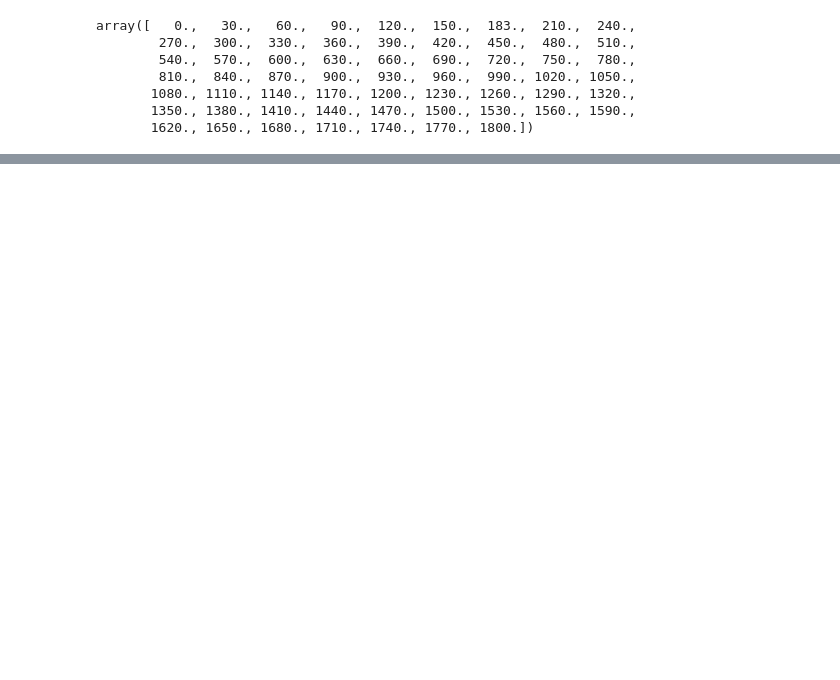
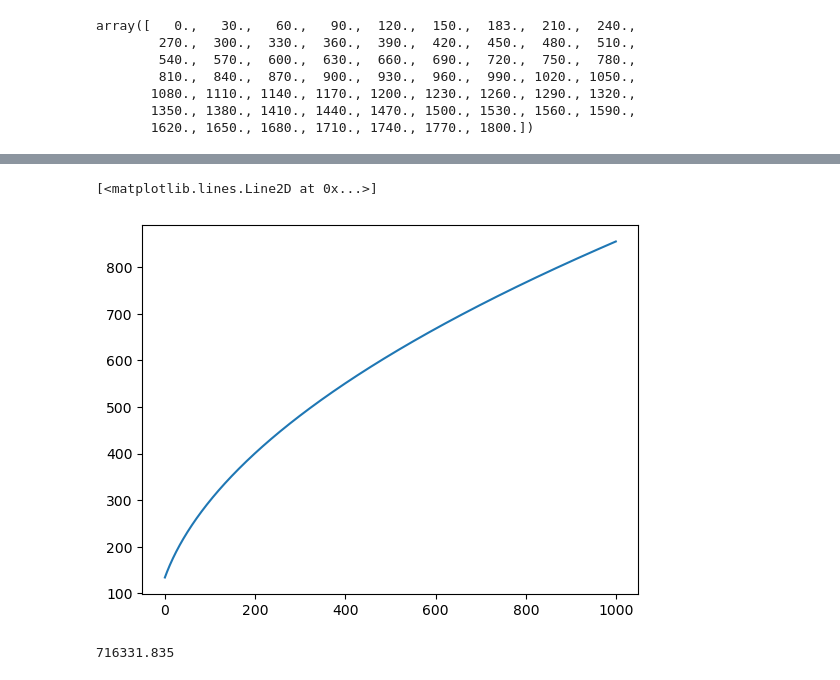
Before and after one commit to Taaseen-Islam-u7121940/Axion-Flux, a Jupyter notebook: Code/background.ipynb, the cells around one changed output, grey strips where cells are left out. Saved outputs shown, nothing was run; the diff lists cells and outputs as text; code cells hidden in the pictures; blank space fills up the shorter version.

```diff
--- a/Code/background.ipynb
+++ b/Code/background.ipynb
@@ -68,0 +88,7 @@ array([   0.,   30.,   60.,   90.,  120.,  150.,  183.,  210.,  240.,
+# %%
+def nbg_time(t):
+    '''Time in days'''
+    return m*t+c
+
+def nrq_time(t):
+    return 1.96*np.sqrt(nbg_time(t))
@@ -68,0 +115,11 @@ array([   0.,   30.,   60.,   90.,  120.,  150.,  183.,  210.,  240.,
+# %%
+taxis = np.arange(0,1000,1)
+plt.plot(nrq_time(taxis))
+# %% [output]
+[<matplotlib.lines.Line2D at 0x...>]
+[figure, added]
+# %%
+bg_10 = bg_total[-1]*(5*365)*50*7 + N_bg_time[-1]
+bg_10
+# %% [output]
+716331.835
```
Also changed, not shown: parts of 21 cells of this notebook, 10 other files.
